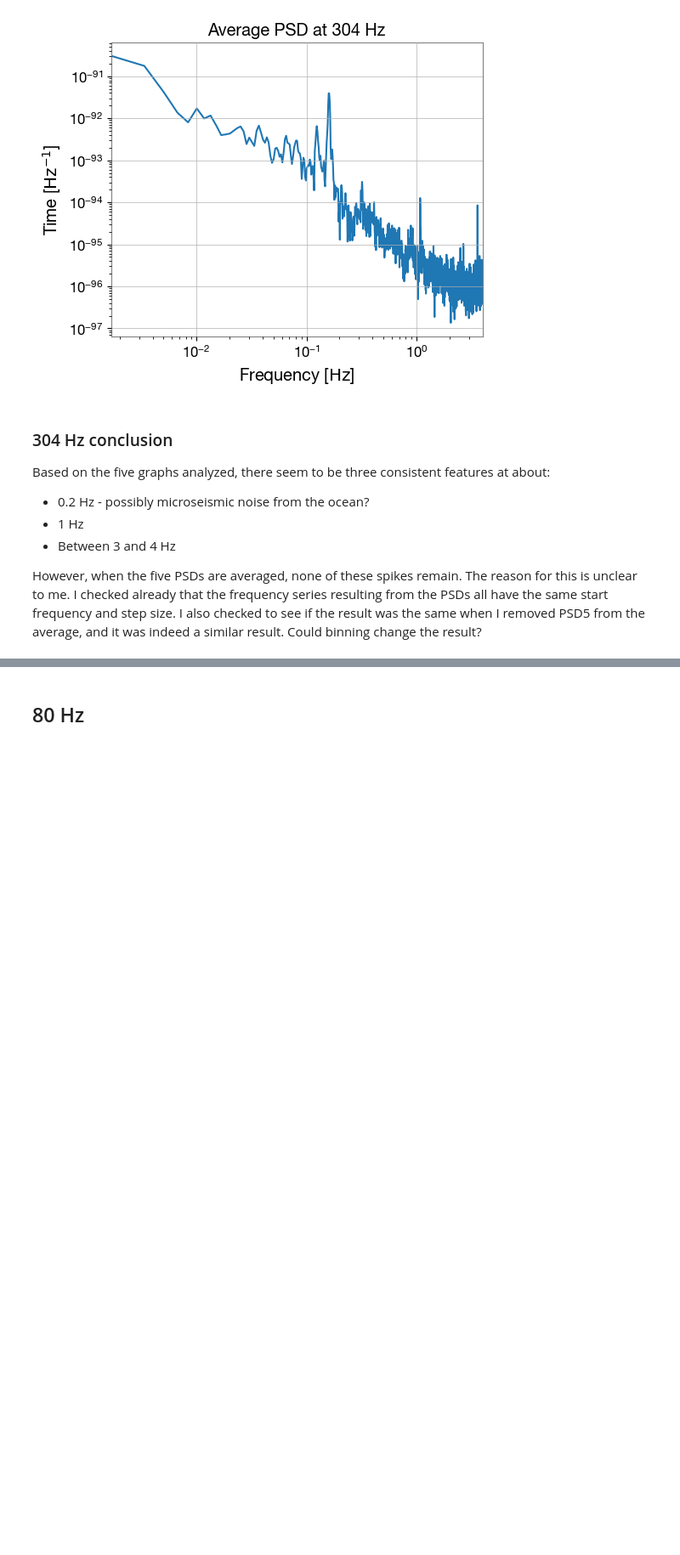
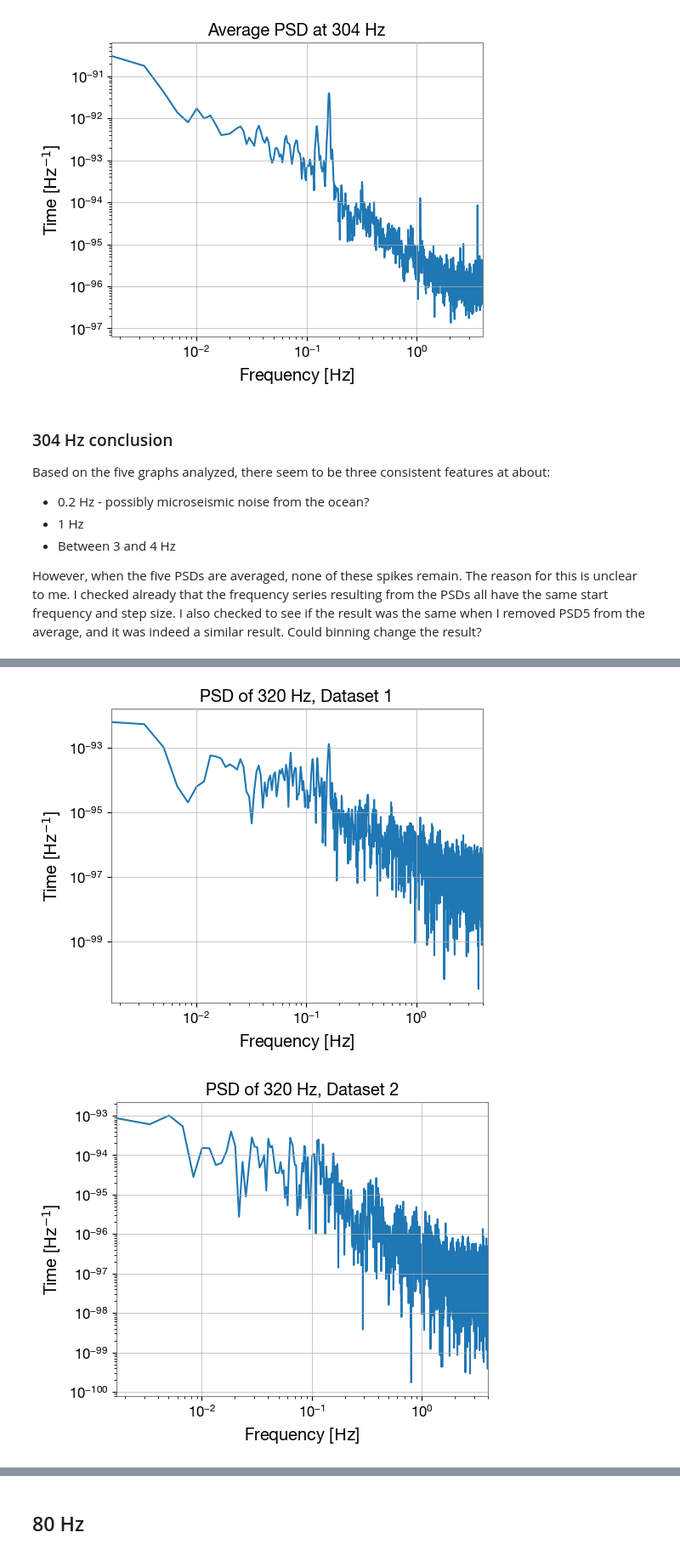
Before and after one commit to atcupps/GWInRP, a Jupyter notebook: freq_slice/more_adjacent_slices.ipynb, the cells around one changed output, grey strips where cells are left out. Shown at 85% size. Saved outputs shown, nothing was run; the diff lists cells and outputs as text; code cells hidden in the pictures; blank space fills up the shorter version.

```diff
--- a/freq_slice/more_adjacent_slices.ipynb
+++ b/freq_slice/more_adjacent_slices.ipynb
@@ -116,0 +121,38 @@ However, when the five PSDs are averaged, none of these spikes remain. The reaso
+# %%
+fss1 = freq_specific_time_series(hdata1, min_time1, 4, 0.125, max_time1, 320)
+psd1 = fss1.psd()
+plot = psd1.plot()
+ax = plot.gca()
+ax.set_title('PSD of 320 Hz, Dataset 1')
+plot.show()
+
+fss2 = freq_specific_time_series(hdata2, min_time2, 4, 0.125, max_time2, 320)
+psd2 = fss2.psd()
+plot = psd2.plot()
+ax = plot.gca()
+ax.set_title('PSD of 320 Hz, Dataset 2')
+plot.show()
+
+fss3 = freq_specific_time_series(hdata3, min_time3, 4, 0.125, max_time3, 320)
+psd3 = fss3.psd()
+plot = psd3.plot()
+ax = plot.gca()
+ax.set_title('PSD of 320 Hz, Dataset 3')
+plot.show()
+
+fss4 = freq_specific_time_series(hdata4, min_time4, 4, 0.125, max_time4, 320)
+psd4 = fss4.psd()
+plot = psd4.plot()
+ax = plot.gca()
+ax.set_title('PSD of 320 Hz, Dataset 4')
+plot.show()
+
+fss5 = freq_specific_time_series(hdata5, min_time5, 4, 0.125, max_time5, 320)
+psd5 = fss5.psd()
+plot = psd5.plot()
+ax = plot.gca()
+ax.set_title('PSD of 320 Hz, Dataset 5')
+plot.show()
+# %% [output]
+[figure, added]
+[figure, added]
```
Also changed, not shown: parts of 7 cells of this notebook, 8 other files.
